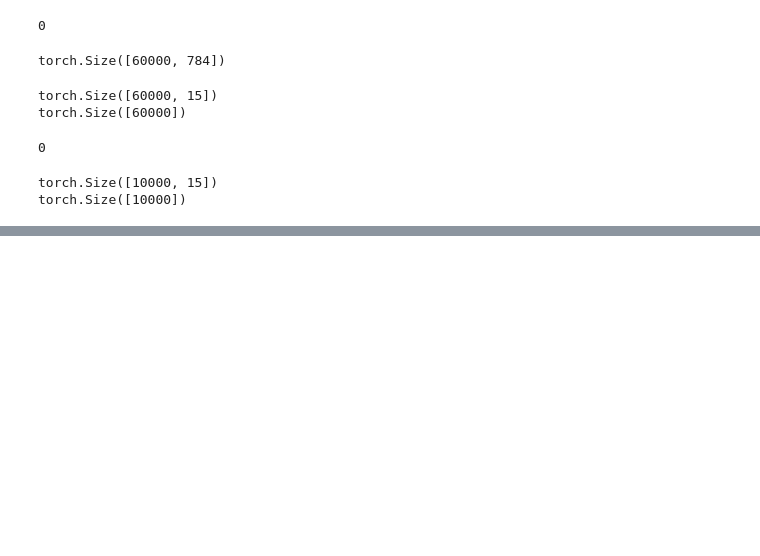
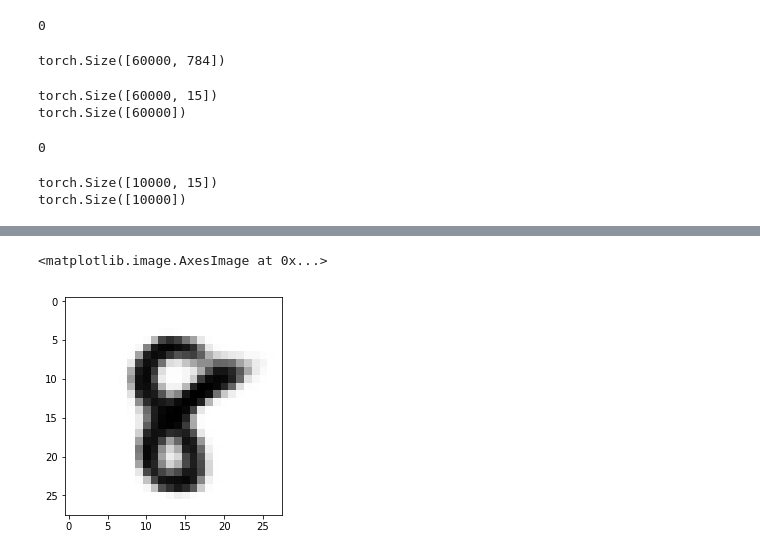
Before and after one commit to jojo05coco/CS6140-LatentClassify, a Jupyter notebook: ipython notebooks/VarAutoencoder-MNIST.ipynb, the cells around one changed output, grey strips where cells are left out. Saved outputs shown, nothing was run; the diff lists cells and outputs as text; code cells hidden in the pictures; blank space fills up the shorter version.

```diff
--- a/ipython notebooks/VarAutoencoder-MNIST.ipynb
+++ b/ipython notebooks/VarAutoencoder-MNIST.ipynb
@@ -239,0 +256,9 @@ torch.save(targets_ts, 'VAE_FMNIST-targets_ts.pth')
+# %%
+# Reconstruction using autoencoder
+[test_enc,z_mean,z_log_var] = model.encoder(test_img.reshape([1,image_width*image_width]))
+test_dec = model.decoder(test_enc).detach().numpy()
+
+plt.imshow(test_dec.reshape([image_width,image_width]),cmap='binary')
+# %% [output]
+<matplotlib.image.AxesImage at 0x...>
+[figure, added]
```
Also changed, not shown: parts of 15 cells of this notebook, 20 other files.
